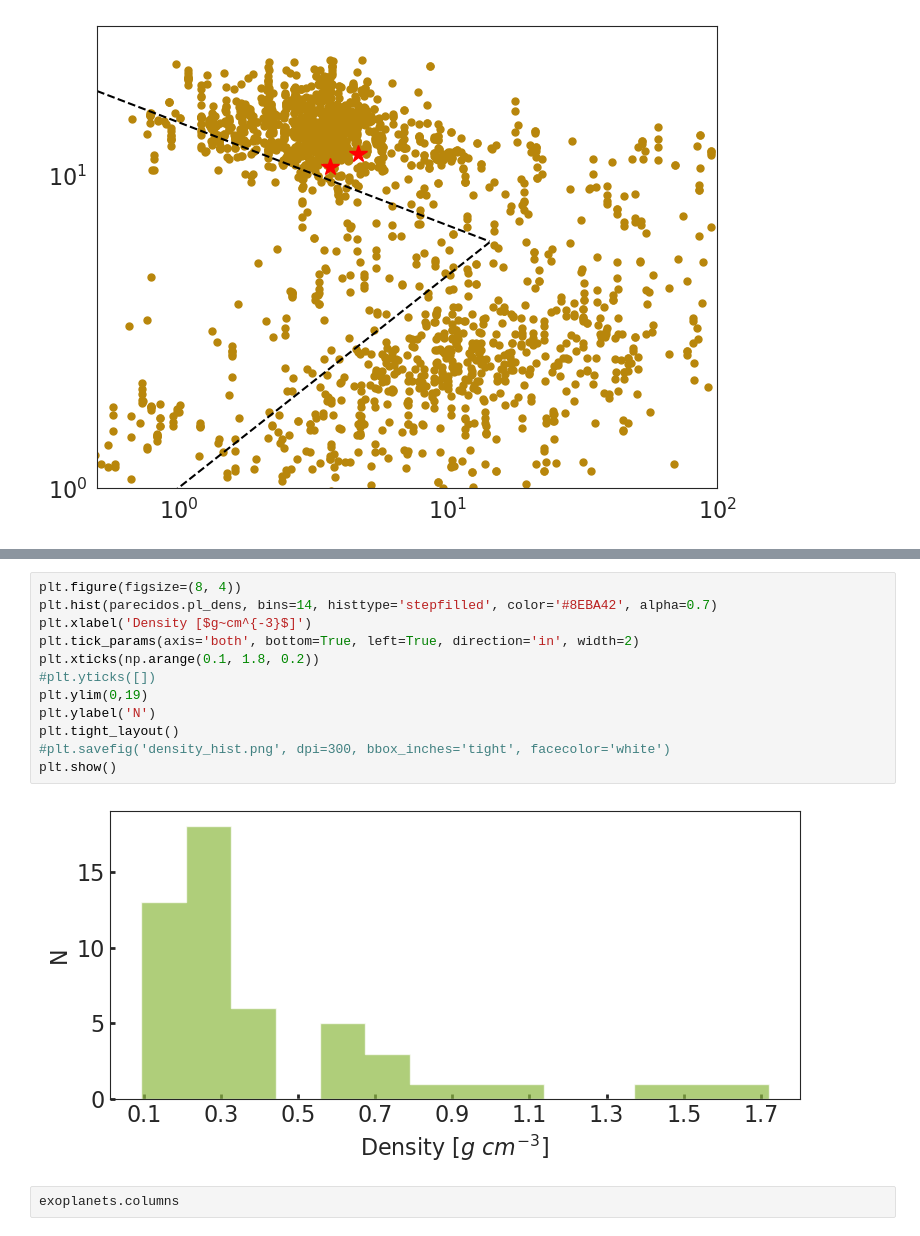
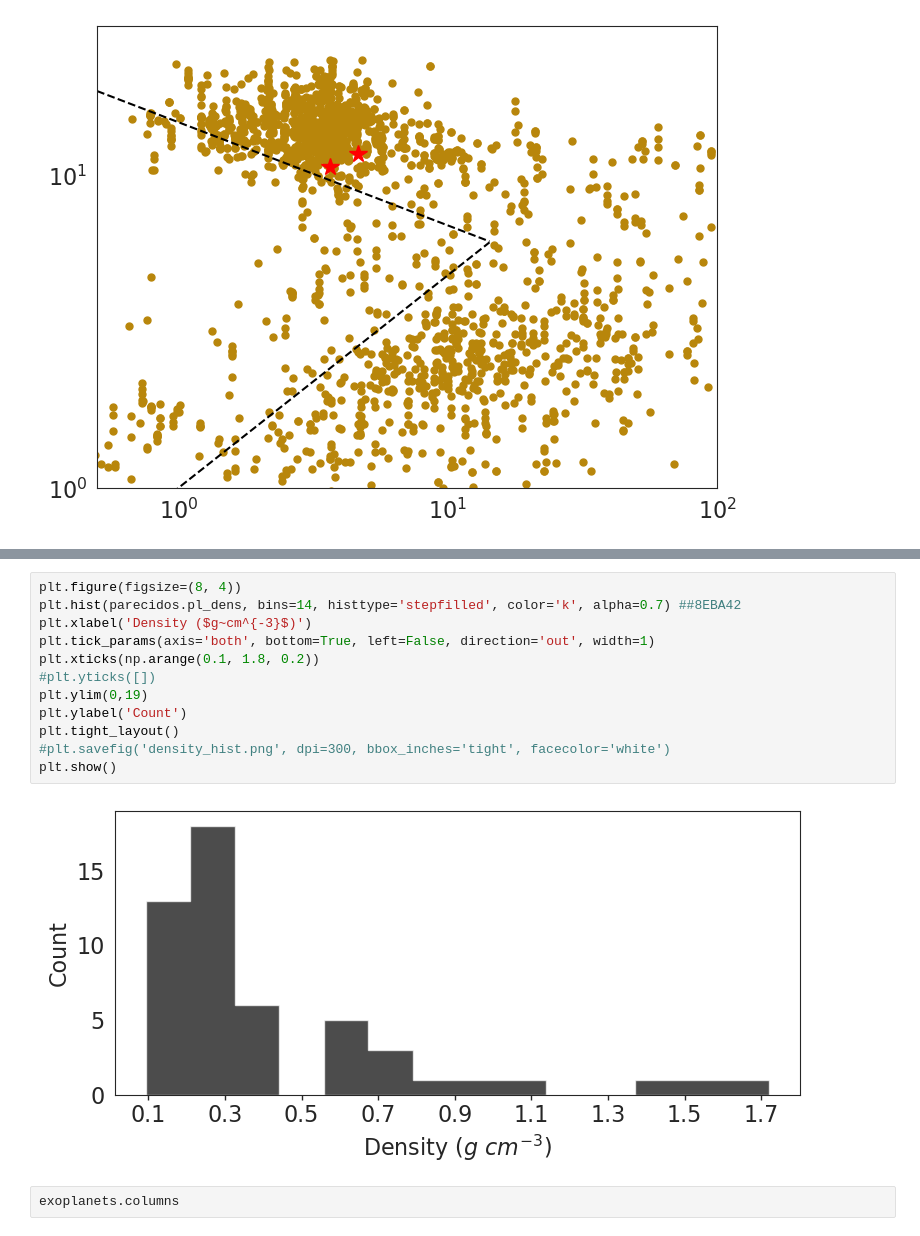
Before and after one commit to juanserrano90/toi1199-1273, a Jupyter notebook: figuras_caracterizacion.ipynb, the cells around one changed output, grey strips where cells are left out. Saved outputs shown, nothing was run; the diff lists cells and outputs as text.

```diff
--- a/figuras_caracterizacion.ipynb
+++ b/figuras_caracterizacion.ipynb
@@ -227,17 +226,17 @@ plt.show()
 # %%
 plt.figure(figsize=(8, 4))
-plt.hist(parecidos.pl_dens, bins=14, histtype='stepfilled', color='#8EBA42', alpha=0.7)
-plt.xlabel('Density [$g~cm^{-3}$]')
-plt.tick_params(axis='both', bottom=True, left=True, direction='in', width=2)
+plt.hist(parecidos.pl_dens, bins=14, histtype='stepfilled', color='k', alpha=0.7) ##8EBA42
+plt.xlabel('Density ($g~cm^{-3}$)')
+plt.tick_params(axis='both', bottom=True, left=False, direction='out', width=1)
 plt.xticks(np.arange(0.1, 1.8, 0.2))
 #plt.yticks([])
 plt.ylim(0,19)
-plt.ylabel('N')
+plt.ylabel('Count')
 plt.tight_layout()
 #plt.savefig('density_hist.png', dpi=300, bbox_inches='tight', facecolor='white')
 plt.show()
 # %% [output]
-[figure, old version]
+[figure, new version]
 # %%
 exoplanets.columns
 # %% [output]
```
Also changed, not shown: parts of 2 cells of this notebook, 16 other files.
